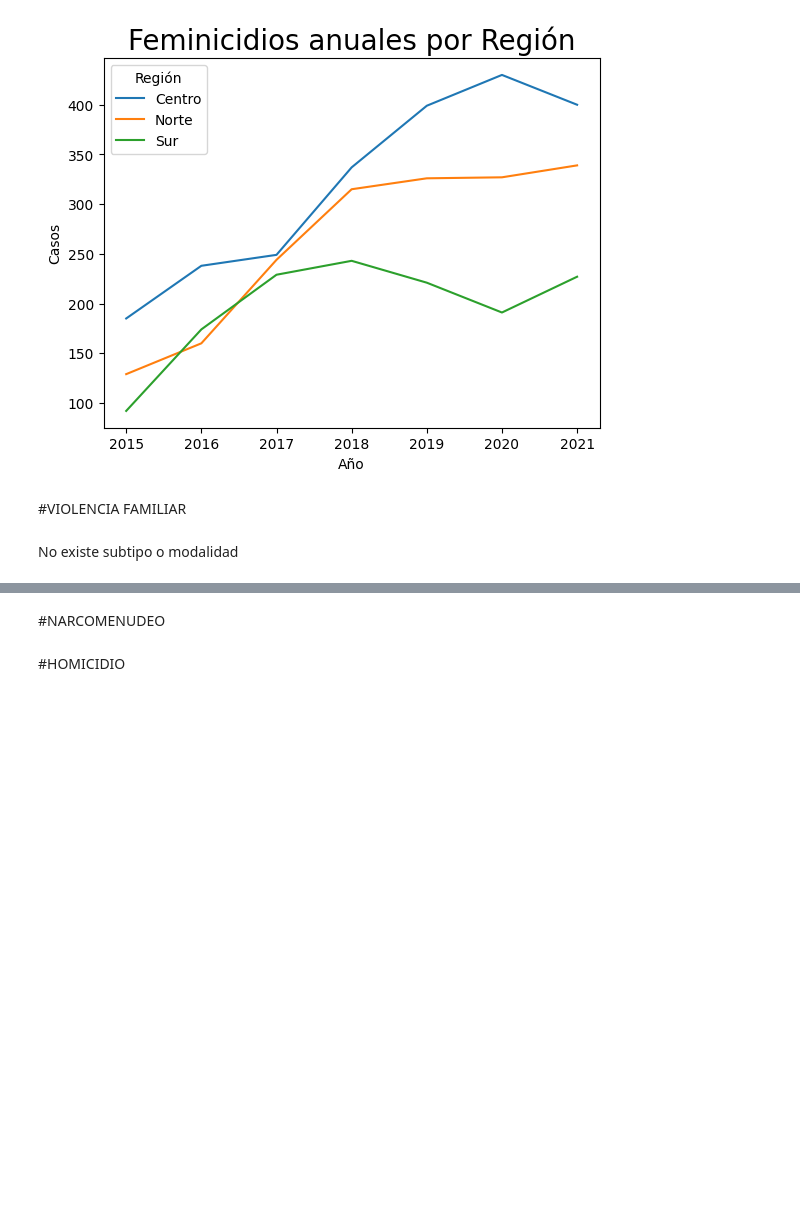
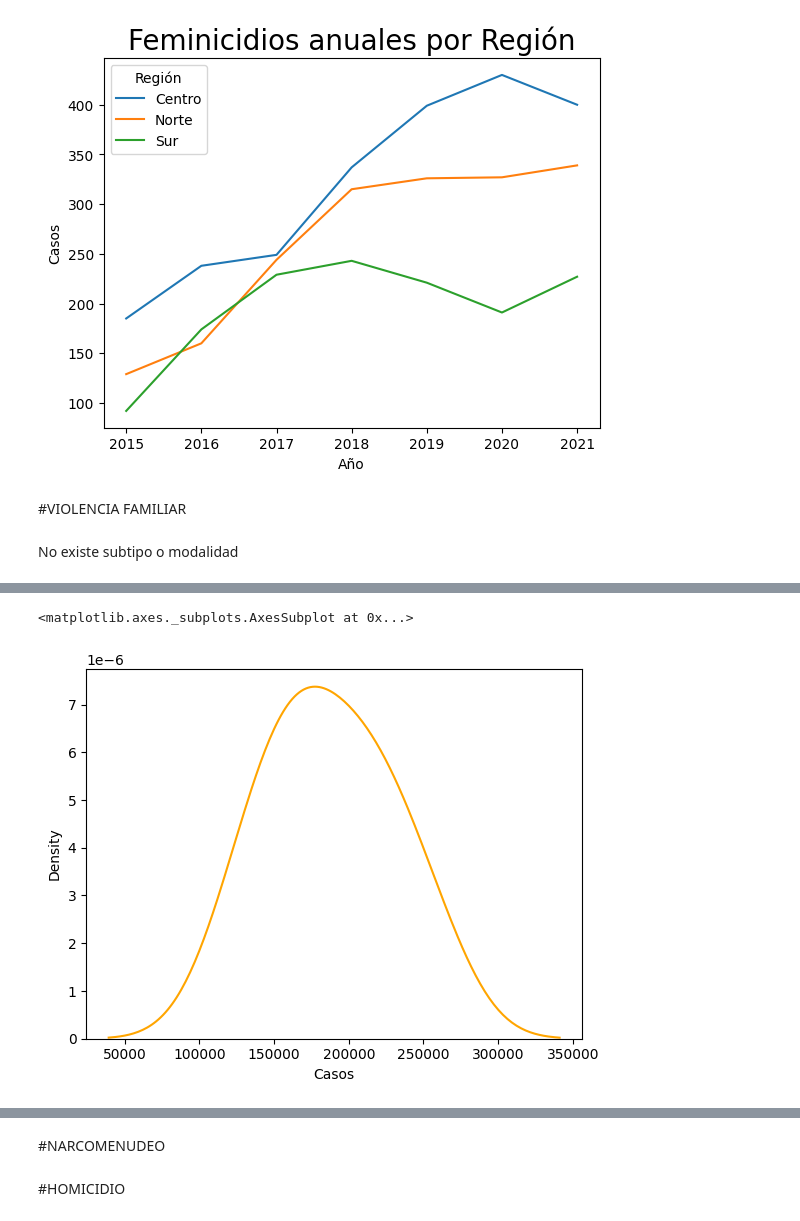
Before and after one commit to abrilgcz/Ciencia-de-Datos, a Jupyter notebook: ProyectoASE.ipynb, the cells around one changed output, grey strips where cells are left out. Drawn from its saved outputs; the diff is of its cells as text; code cells hidden in the pictures; blank space fills up the shorter version.

Commit message:
Graficación de la violencia familiar

```diff
--- a/ProyectoASE.ipynb
+++ b/ProyectoASE.ipynb
@@ -896,0 +888,5 @@ violencia_anual
+# %%
+sns.kdeplot(violencia_anual['Casos'],color = 'orange')
+# %% [output]
+<matplotlib.axes._subplots.AxesSubplot at 0x...>
+[figure, added]
```
Also changed, not shown: parts of 15 cells of this notebook.
